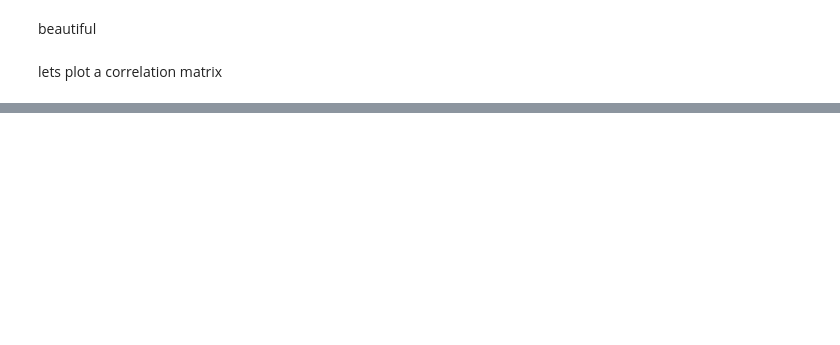
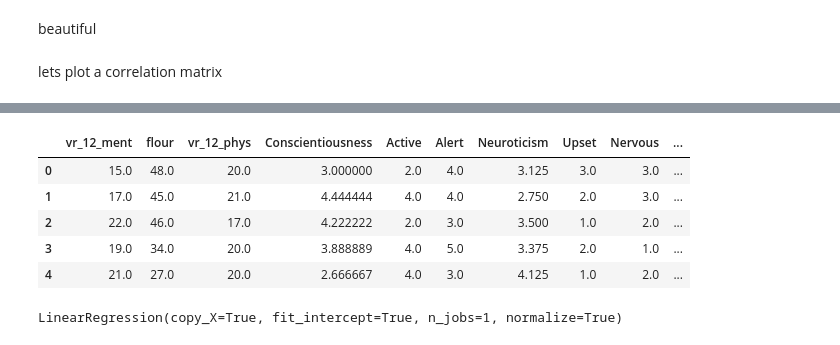
Before and after one commit to mkhash/Modelling-Student-Stress, a Jupyter notebook: code/EDA.ipynb, the cells around one changed output, grey strips where cells are left out. Drawn from its saved outputs; the diff is of its cells as text; code cells hidden in the pictures; blank space fills up the shorter version.

```diff
--- a/code/EDA.ipynb
+++ b/code/EDA.ipynb
@@ -613,0 +676,15 @@ corr.style.background_gradient(cmap='coolwarm').set_precision(3)
+# %%
+filtered_df = red_survey.loc[:, ['vr_12_ment', 'flour', 'vr_12_phys', 'Conscientiousness', 'Active ',
+                                 'Alert', 'Neuroticism', 'Upset', 'Nervous', 'phq_total', 'Hostile ',
+                                 'stress']]
+# %%
+filtered_df = filtered_df.fillna(filtered_df.mean())
+# %%
+filtered_df.head()
+# %% [output]
+|  | vr_12_ment | flour | vr_12_phys | Conscientiousness | Active | Alert | Neuroticism | Upset | Nervous | ... |
+| 0 | 15.0 | 48.0 | 20.0 | 3.000000 | 2.0 | 4.0 | 3.125 | 3.0 | 3.0 | ... |
+| 1 | 17.0 | 45.0 | 21.0 | 4.444444 | 4.0 | 4.0 | 2.750 | 2.0 | 3.0 | ... |
+| 2 | 22.0 | 46.0 | 17.0 | 4.222222 | 2.0 | 3.0 | 3.500 | 1.0 | 2.0 | ... |
+| 3 | 19.0 | 34.0 | 20.0 | 3.888889 | 4.0 | 5.0 | 3.375 | 2.0 | 1.0 | ... |
+| 4 | 21.0 | 27.0 | 20.0 | 2.666667 | 4.0 | 3.0 | 4.125 | 1.0 | 2.0 | ... |
@@ -613,0 +699,5 @@ corr.style.background_gradient(cmap='coolwarm').set_precision(3)
+# %%
+mod2 = sklearn.linear_model.LinearRegression(normalize = True)
+mod2.fit(train_feat2, train_lab2)
+# %% [output]
+LinearRegression(copy_X=True, fit_intercept=True, n_jobs=1, normalize=True)
```
Also changed, not shown: parts of 20 cells of this notebook, 2 other files.
